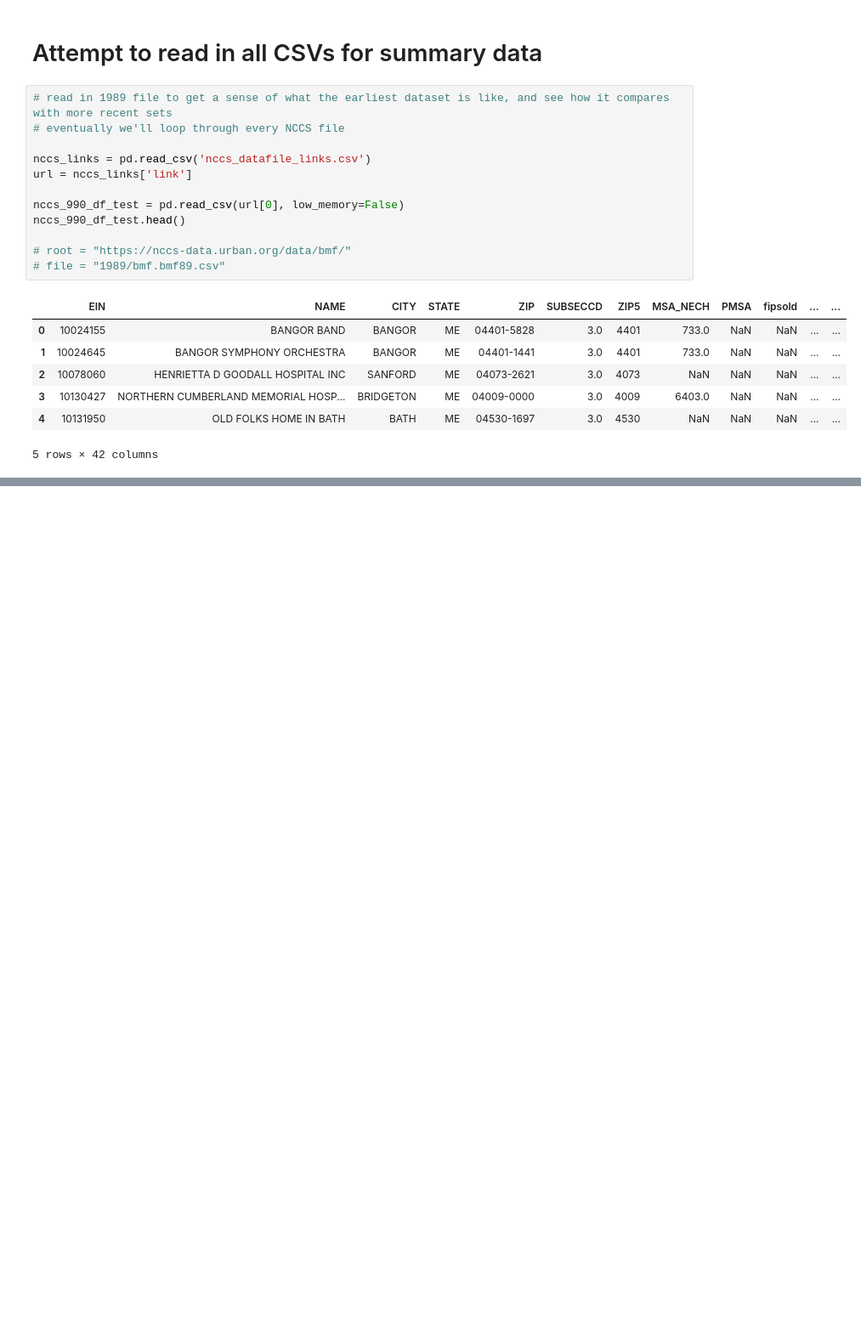
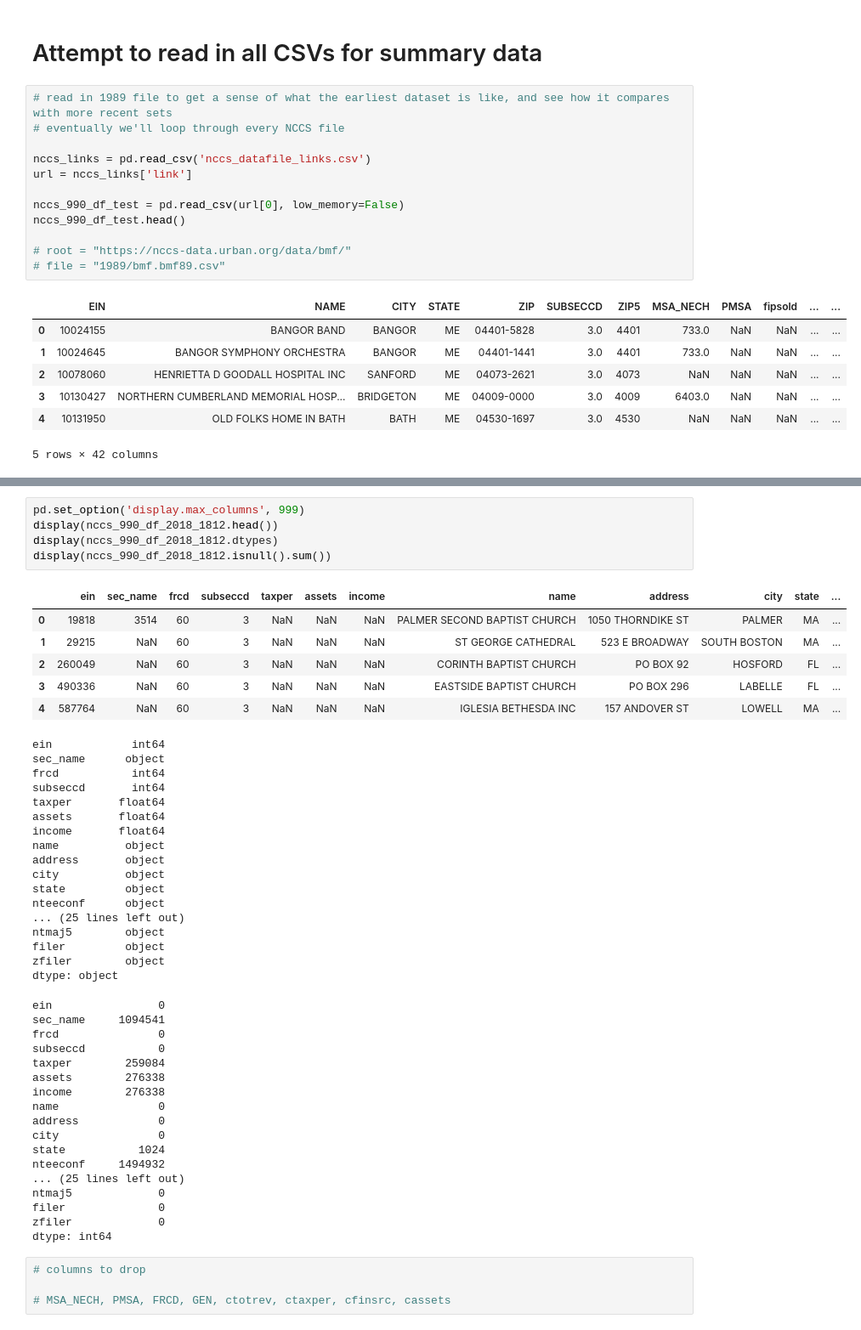
Before and after one commit to srmonteiro/nccs_philanthropy, a Jupyter notebook: nccs_analysis.ipynb, the cells around one changed output, grey strips where cells are left out. Shown: that part at 85% size. Drawn from its saved outputs; the diff is of its cells as text; blank space fills up the shorter version.

```diff
--- a/nccs_analysis.ipynb
+++ b/nccs_analysis.ipynb
@@ -525,0 +546,50 @@ display(summary_df)
+# %%
+pd.set_option('display.max_columns', 999)
+display(nccs_990_df_2018_1812.head())
+display(nccs_990_df_2018_1812.dtypes)
+display(nccs_990_df_2018_1812.isnull().sum())
+# %% [output]
+|  | ein | sec_name | frcd | subseccd | taxper | assets | income | name | address | city | state | ... |
+| 0 | 19818 | 3514 | 60 | 3 | NaN | NaN | NaN | PALMER SECOND BAPTIST CHURCH | 1050 THORNDIKE ST | PALMER | MA | ... |
+| 1 | 29215 | NaN | 60 | 3 | NaN | NaN | NaN | ST GEORGE CATHEDRAL | 523 E BROADWAY | SOUTH BOSTON | MA | ... |
+| 2 | 260049 | NaN | 60 | 3 | NaN | NaN | NaN | CORINTH BAPTIST CHURCH | PO BOX 92 | HOSFORD | FL | ... |
+| 3 | 490336 | NaN | 60 | 3 | NaN | NaN | NaN | EASTSIDE BAPTIST CHURCH | PO BOX 296 | LABELLE | FL | ... |
+| 4 | 587764 | NaN | 60 | 3 | NaN | NaN | NaN | IGLESIA BETHESDA INC | 157 ANDOVER ST | LOWELL | MA | ... |
+ein            int64
+sec_name      object
+frcd           int64
+subseccd       int64
+taxper       float64
+assets       float64
+income       float64
+name          object
+address       object
+city          object
+state         object
+nteeconf      object
+... (25 lines left out)
+ntmaj5        object
+filer         object
+zfiler        object
+dtype: object
+ein                0
+sec_name     1094541
+frcd               0
+subseccd           0
+taxper        259084
+assets        276338
+income        276338
+name               0
+address            0
+city               0
+state           1024
+nteeconf     1494932
+... (25 lines left out)
+ntmaj5             0
+filer              0
+zfiler             0
+dtype: int64
+# %%
+# columns to drop
+
+# MSA_NECH, PMSA, FRCD, GEN, ctotrev, ctaxper, cfinsrc, cassets
```
Also changed, not shown: parts of 7 cells of this notebook.
